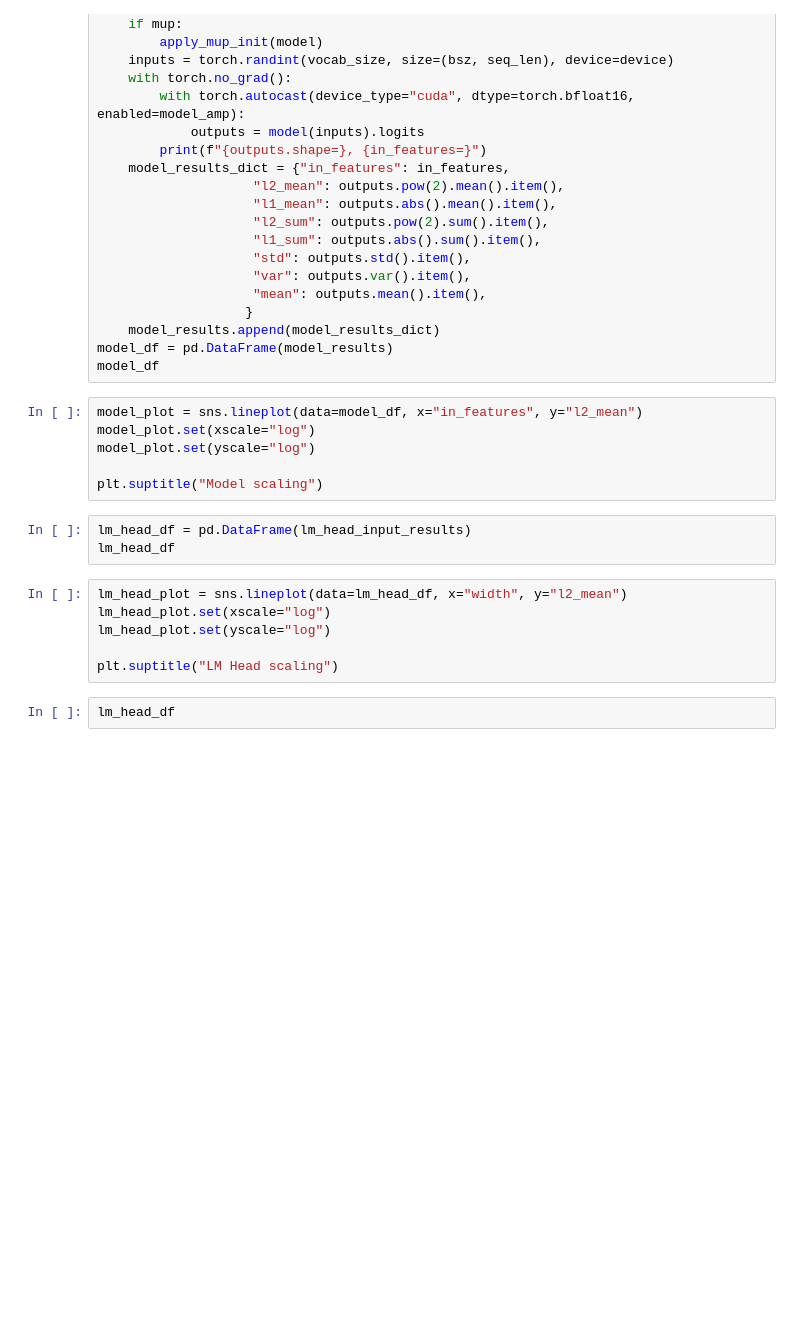
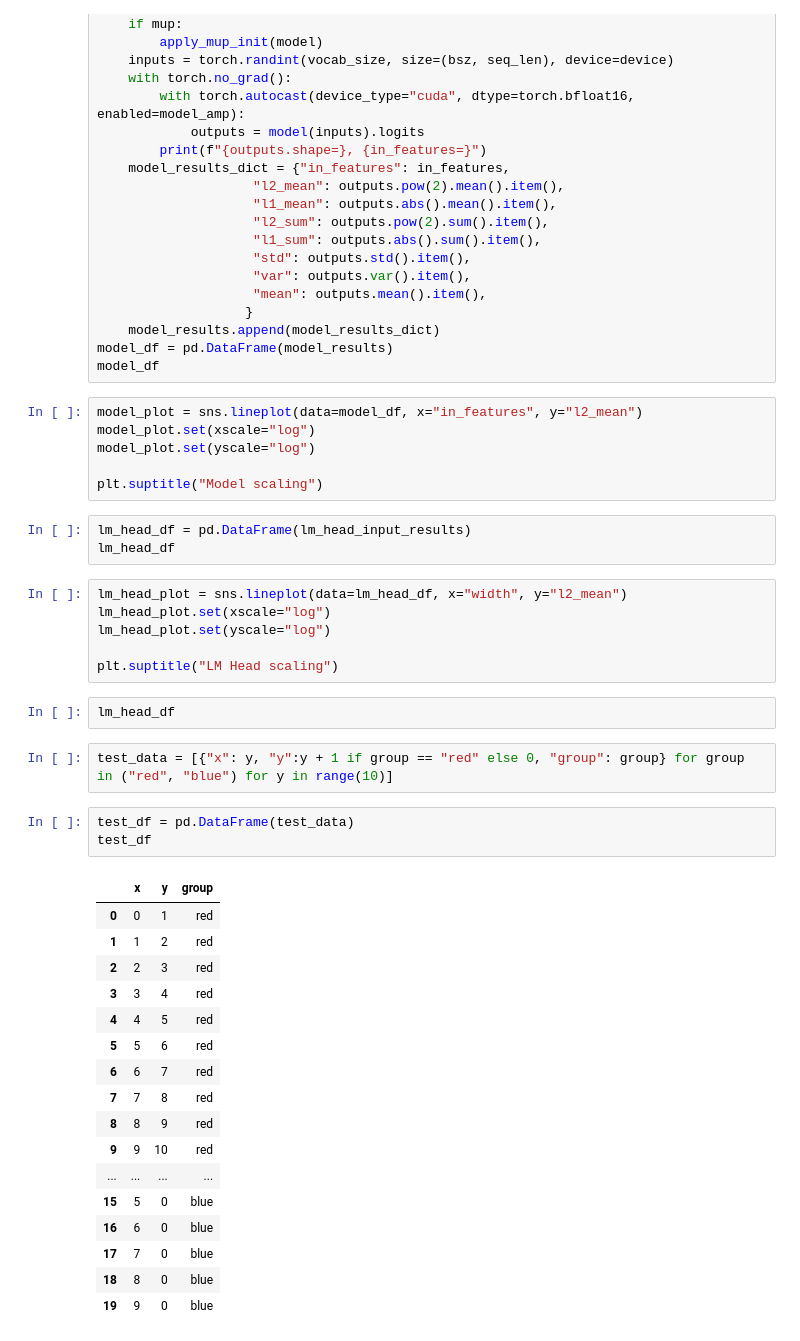
Before and after one commit to garrett361/fms-fsdp, a Jupyter notebook: fms_fsdp/mup/notebooks/scaling.ipynb, the cells around one changed output. Drawn from its saved outputs; the diff is of its cells as text; blank space fills up the shorter version.

```diff
--- a/fms_fsdp/mup/notebooks/scaling.ipynb
+++ b/fms_fsdp/mup/notebooks/scaling.ipynb
@@ -326,3 +326,26 @@ lm_head_plot.set(yscale="log")
 plt.suptitle("LM Head scaling")
 # %%
 lm_head_df
+# %%
+test_data = [{"x": y, "y":y + 1 if group == "red" else 0, "group": group} for group in ("red", "blue") for y in range(10)]
+# %%
+test_df = pd.DataFrame(test_data)
+test_df
+# %% [output]
+|  | x | y | group |
+| 0 | 0 | 1 | red |
+| 1 | 1 | 2 | red |
+| 2 | 2 | 3 | red |
+| 3 | 3 | 4 | red |
+| 4 | 4 | 5 | red |
+| 5 | 5 | 6 | red |
+| 6 | 6 | 7 | red |
+| 7 | 7 | 8 | red |
+| 8 | 8 | 9 | red |
+| 9 | 9 | 10 | red |
+| ... | ... | ... | ... |
+| 15 | 5 | 0 | blue |
+| 16 | 6 | 0 | blue |
+| 17 | 7 | 0 | blue |
+| 18 | 8 | 0 | blue |
+| 19 | 9 | 0 | blue |
```
Also changed, not shown: parts of 3 cells of this notebook, 2 other files.
